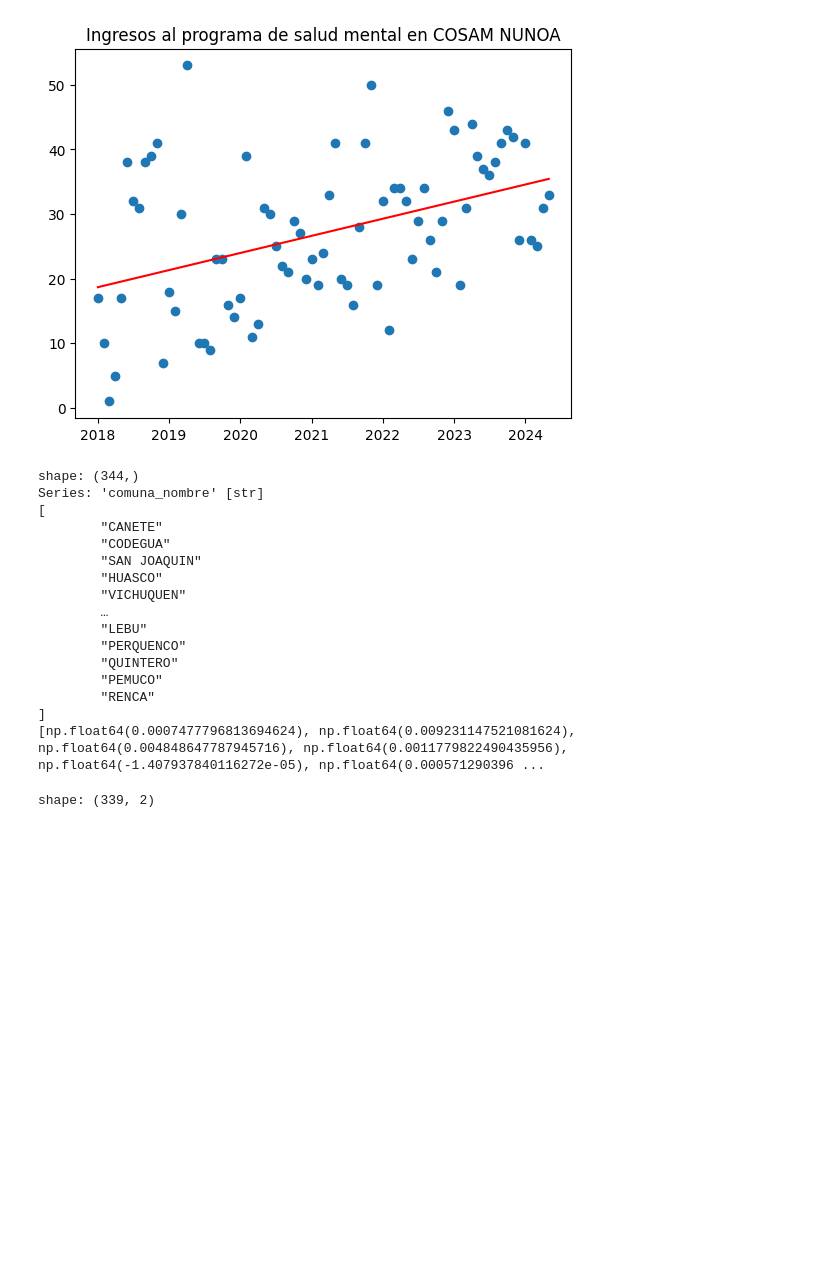
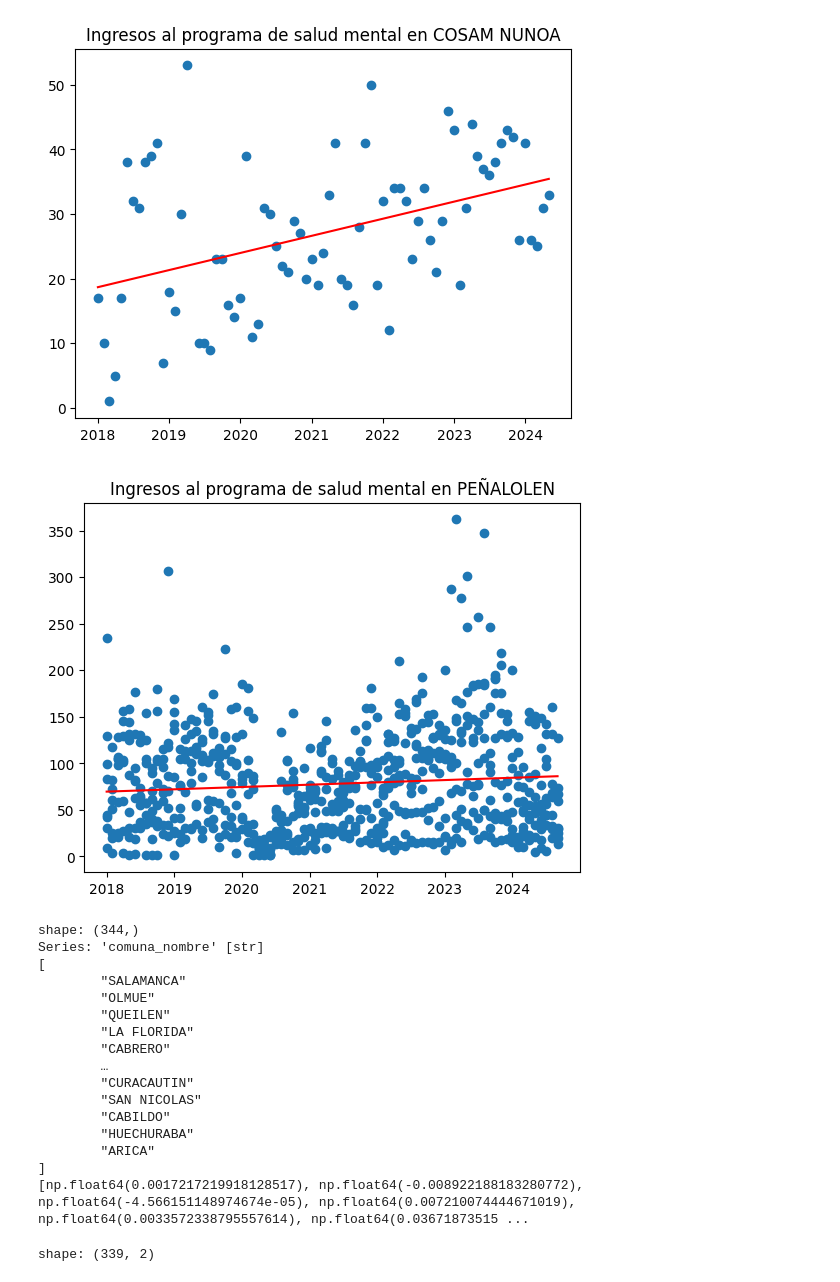
Before and after one commit to JPRosenberg/mental-health-exploration, a Jupyter notebook: regressions.ipynb, the cells around one changed output. Saved outputs shown, nothing was run; the diff lists cells and outputs as text; code cells hidden in the pictures; blank space fills up the shorter version.

```diff
--- a/regressions.ipynb
+++ b/regressions.ipynb
@@ -123,6 +123,30 @@ plt.plot(A["date"], predictions, color="red")
 plt.show()
 # %% [output]
 [figure]
+# %%
+# make graph for penalolen
+A = data_month.filter(
+    pl.col("comuna_nombre") == "PENALOLEN",
+    pl.col("reporte_descripcion").str.contains("Ingresos Programa de Salud Mental")
+).sort("date")
+A = A[["date", "valor"]]
+
+dates = A["date"].to_numpy().reshape(-1, 1)
+
+model = LinearRegression()
+model.fit(A["date"].to_numpy().reshape(-1, 1), A["valor"])
+
+# linear regression
+linear_regression = LinearRegression().fit(
+    A["date"].cast(pl.Int64).to_numpy().reshape(-1, 1), A["valor"]
+)
+
+plt.title("Ingresos al programa de salud mental en PEÑALOLEN")
+plt.scatter(A["date"], A["valor"])
+plt.plot(A["date"], linear_regression.predict(A["date"].cast(pl.Int64).to_numpy().reshape(-1, 1)), color="red")
+plt.show()
+# %% [output]
+[figure, added]
 # %%
 # look at "ingresos al programa" per commune, get linear regression for all communes, then sort by coefficient
 communes = data_month.select("comuna_nombre").unique().to_series()
@@ -150,19 +174,19 @@ print(coefficients)
 shape: (344,)
 Series: 'comuna_nombre' [str]
 [
-        "CANETE"
-        "CODEGUA"
-        "SAN JOAQUIN"
-        "HUASCO"
-        "VICHUQUEN"
+        "SALAMANCA"
+        "OLMUE"
+        "QUEILEN"
+        "LA FLORIDA"
+        "CABRERO"
         …
-        "LEBU"
-        "PERQUENCO"
-        "QUINTERO"
-        "PEMUCO"
-        "RENCA"
+        "CURACAUTIN"
+        "SAN NICOLAS"
+        "CABILDO"
+        "HUECHURABA"
+        "ARICA"
 ]
-[np.float64(0.0007477796813694624), np.float64(0.009231147521081624), np.float64(0.004848647787945716), np.float64(0.0011779822490435956), np.float64(-1.407937840116272e-05), np.float64(0.000571290396 ...
+[np.float64(0.0017217219918128517), np.float64(-0.008922188183280772), np.float64(-4.566151148974674e-05), np.float64(0.007210074444671019), np.float64(0.0033572338795557614), np.float64(0.03671873515 ...
 # %%
 # add coefficients to dataframe
 coefficients_df = pl.DataFrame({
```
Also changed, not shown: parts of 2 cells of this notebook, 7 other files.
